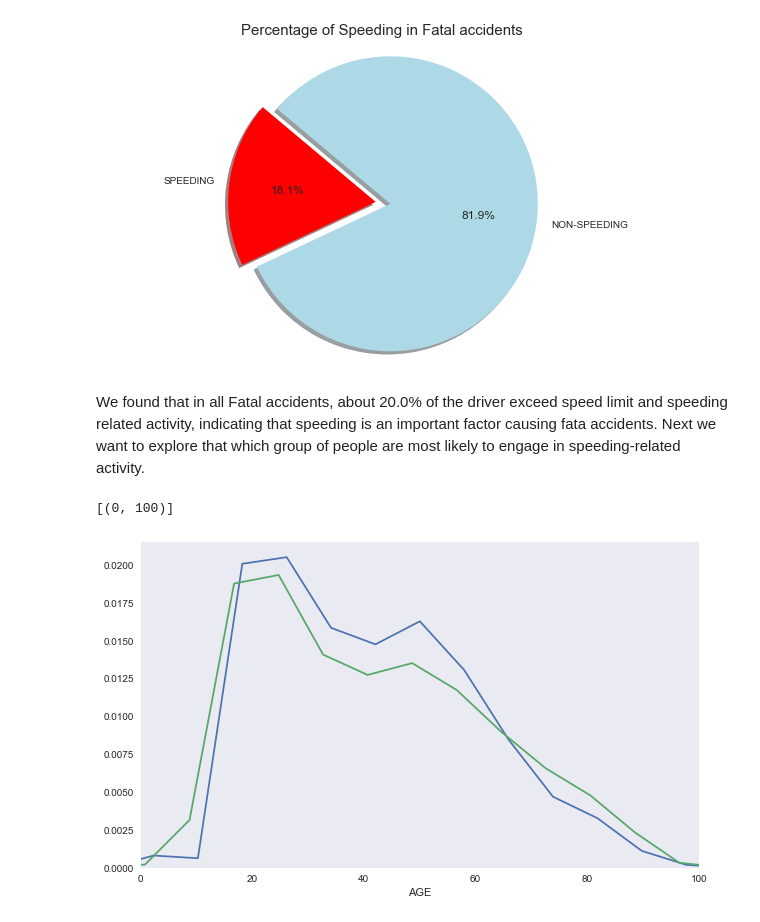
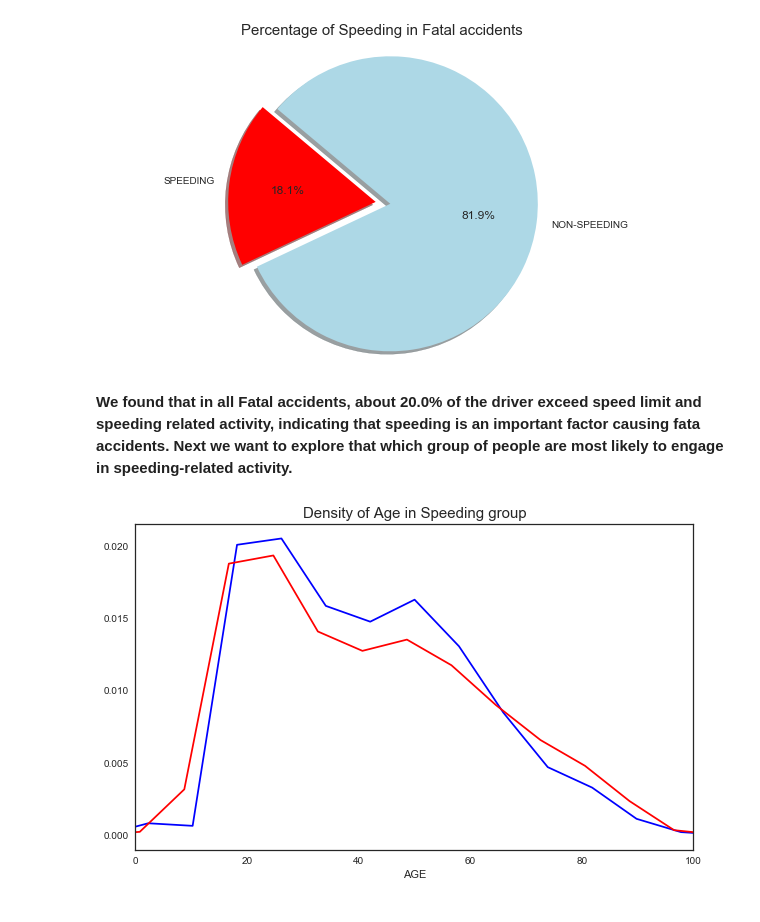
Before and after one commit to junemore/traffic-accidents-analysis, a Jupyter notebook: Notebook3_time and_location_analysis.ipynb, the cells around one changed output. Cells and saved outputs as stored; diff of their text form; code cells hidden in the pictures.

Commit message:
save graphs

```diff
--- a/Notebook3_time and_location_analysis.ipynb
+++ b/Notebook3_time and_location_analysis.ipynb
@@ -16,7 +16,7 @@ from dbfread import DBF
 import warnings
 warnings.filterwarnings('ignore')
 sns.set(style="whitegrid")
-plt.style.use('seaborn-dark')
+plt.style.use('seaborn-white')
 plt.rcParams['figure.figsize'] = (10, 6)
 # %%
 # load data we saved in notebook2
@@ -162,14 +163,15 @@ plt.show()
 # %% [output]
 [figure]
 # %% [markdown]
-We found that in all Fatal accidents, about 20.0% of the driver exceed speed limit and speeding related activity, indicating that speeding is an important factor causing fata accidents. Next we want to explore that which group of people are most likely to engage in speeding-related activity.
+**We found that in all Fatal accidents, about 20.0% of the driver exceed speed limit and speeding related activity, indicating that speeding is an important factor causing fata accidents. Next we want to explore that which group of people are most likely to engage in speeding-related activity.**
 # %%
 crashs_since2009['SPEEDING_INDICATOR']=crashs_since2009['SPEEDING'].where(crashs_since2009['SPEEDING'] == 1, 1)
 male_crashs=crashs_since2009.loc[(crashs_since2009['SEX'] == 1)]
 female_crashs=crashs_since2009.loc[(crashs_since2009['SEX'] == 2)]
-f1=sns.distplot(male_crashs['AGE'],bins=5,hist=False)
-f2=sns.distplot(female_crashs['AGE'],bins=5,hist=False)
+f1=sns.distplot(male_crashs['AGE'],bins=5,color='blue',hist=False)
+f2=sns.distplot(female_crashs['AGE'],bins=5,color='Red',hist=False)
+plt.title("Density of Age in Speeding group",size =15)
 f1.set(xlim=(0, 100))
+plt.savefig("fig/speeding_age_density")
 # %% [output]
-[(0, 100)]
-[figure, old version]
+[figure, new version]
```
Also changed, not shown: parts of 4 cells of this notebook, 13 other files.
